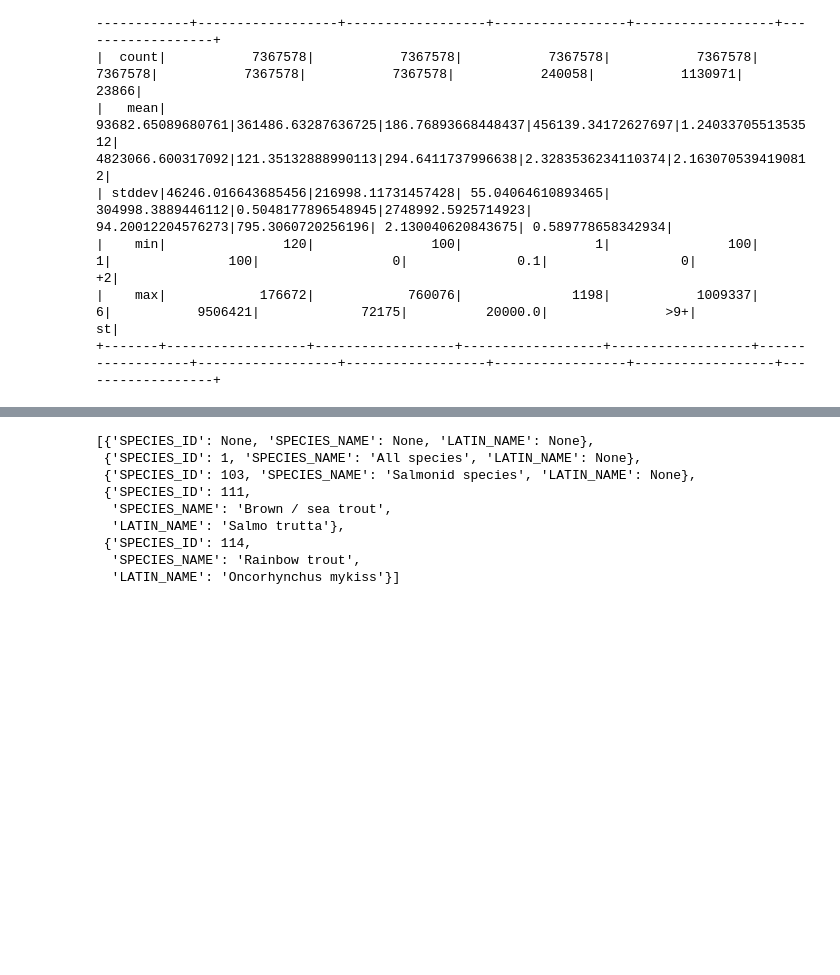
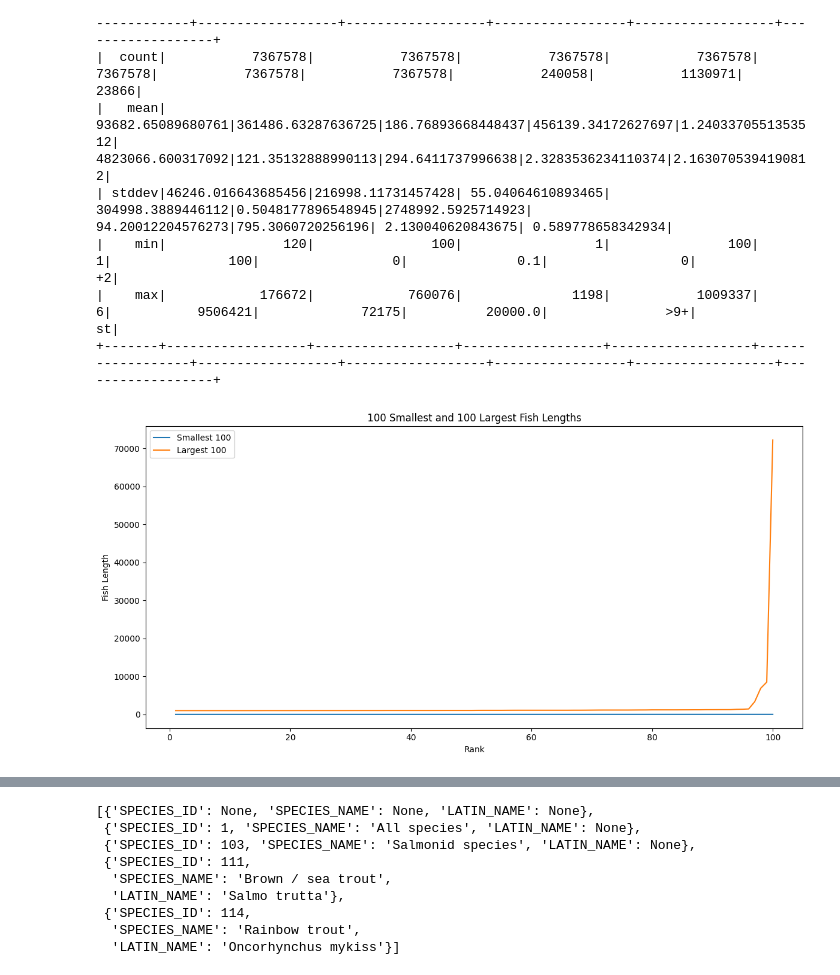
Before and after one commit to ARU-TK/Standard_Growth_Curves, a Jupyter notebook: Processing.ipynb, the cells around one changed output, grey strips where cells are left out. Saved outputs shown, nothing was run; the diff lists cells and outputs as text; code cells hidden in the pictures; blank space fills up the shorter version.

```diff
--- a/Processing.ipynb
+++ b/Processing.ipynb
@@ -108,3 +108,27 @@ df.summary().show()
 |    min|               120|               100|                 1|               100|                 1|               100|                 0|              0.1|                 0|                +2|
 |    max|            176672|            760076|              1198|           1009337|                 6|           9506421|             72175|          20000.0|               >9+|                st|
 +-------+------------------+------------------+------------------+------------------+------------------+------------------+------------------+-----------------+------------------+------------------+
+# %%
+import matplotlib.pyplot as plt
+
+length_col = "FISH_LENGTH"
+
+# Get 100 smallest fish lengths
+smallest_100_sdf = df.orderBy(length_col).select(length_col).limit(100)
+smallest_100_pd = smallest_100_sdf.toPandas()
+
+# Get 100 largest fish lengths
+largest_100_sdf = df.orderBy(df[length_col].desc()).select(length_col).limit(100)
+largest_100_pd = largest_100_sdf.toPandas().sort_values(by=length_col)
+
+plt.figure(figsize=(12, 6))
+plt.plot(range(1, 101), smallest_100_pd[length_col].values, label="Smallest 100")
+plt.plot(range(1, 101), largest_100_pd[length_col].values, label="Largest 100")
+plt.xlabel("Rank")
+plt.ylabel("Fish Length")
+plt.title("100 Smallest and 100 Largest Fish Lengths")
+plt.legend()
+plt.tight_layout()
+plt.show()
+# %% [output]
+[figure, added]
```
Also changed, not shown: parts of 9 cells of this notebook.
